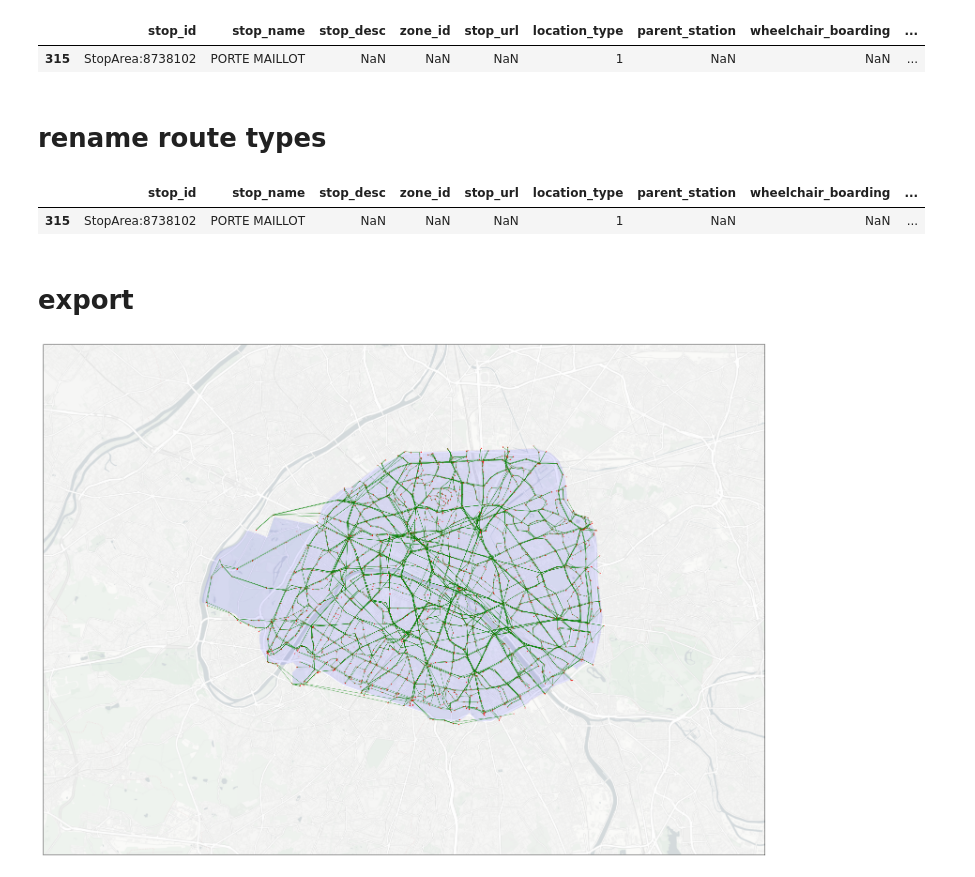
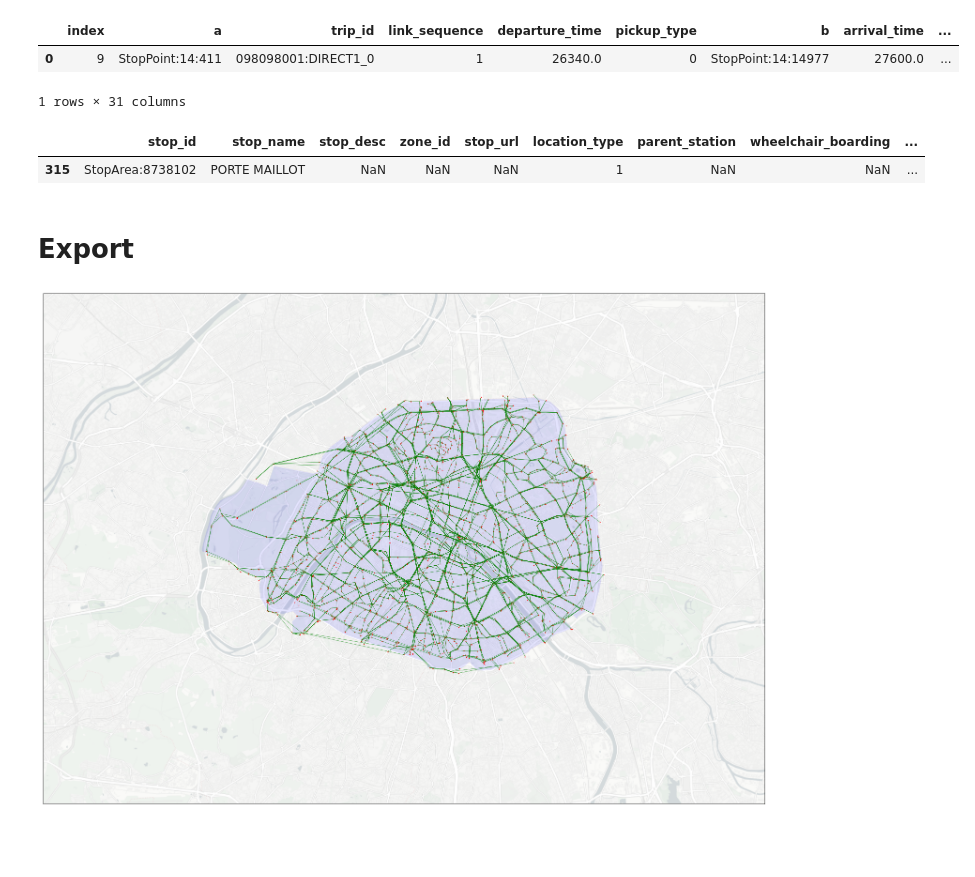
Before and after one commit to systragroup/quetzal_paris, a Jupyter notebook: notebooks/transport/A20_GTFS_import.ipynb, the cells around one changed output. Saved outputs shown, nothing was run; the diff lists cells and outputs as text; code cells hidden in the pictures; blank space fills up the shorter version.

```diff
--- a/notebooks/transport/A20_GTFS_import.ipynb
+++ b/notebooks/transport/A20_GTFS_import.ipynb
@@ -18,3 +22,3 @@ plt.rcParams['figure.figsize'] = [16, 9]
 # %%
 training_folder = '../../'
-input_folder = training_folder + r'inputs/'
+input_folder = training_folder + 'inputs/'
@@ -32,6 +39,7 @@ feed_r = full_feed.restrict(
 time_range = ['07:00:00', '10:00:00'] #on peut limiter à la période de pointe
 feed_t = feed_r.restrict(time_range=time_range)
 # %%
+# To zones polygon
 def spatial_restrict(feed, polygon, how='inner'):
     f = feed.copy()
     stops = f.stops.copy()
@@ -52,3 +60,7 @@ def spatial_restrict(feed, polygon, how='inner'):
         return f
     else:
         return feed.restrict(trip_ids=relevant_trips)
+
+zones = gpd.read_file(input_folder + 'zones/zones.geojson')
+hull = geometry.MultiPolygon(zones['geometry'].values).buffer(1e-3)
+feed_s = spatial_restrict(feed_t, polygon=hull, how='inner')
@@ -90,8 +78,14 @@ feed_frequencies.links.head(1).T
+# %%
+# Create links and node tables
+feed_frequencies.build_links_and_nodes(use_utm=False)
+feed_frequencies.links.head(1)
+# %% [output]
+|  | index | a | trip_id | link_sequence | departure_time | pickup_type | b | arrival_time | ... |
+| 0 | 9 | StopPoint:14:411 | 098098001:DIRECT1_0 | 1 | 26340.0 | 0 | StopPoint:14:14977 | 27600.0 | ... |
+1 rows × 31 columns
 # %%
 feed_frequencies.nodes.head(1)
 # %% [output]
 |  | stop_id | stop_name | stop_desc | zone_id | stop_url | location_type | parent_station | wheelchair_boarding | ... |
 | 315 | StopArea:8738102 | PORTE MAILLOT | NaN | NaN | NaN | 1 | NaN | NaN | ... |
-# %% [markdown]
-# rename route types
 # %%
@@ -101,11 +96,6 @@ mapping = {0:'tram', 1:'subway', 2:'rail', 3:'bus',
 feed_frequencies.links['route_type'] = feed_frequencies.links['route_type'].apply(
     lambda t: mapping.get(t, t)
 )
-# %%
-feed_frequencies.nodes.head(1)
-# %% [output]
-|  | stop_id | stop_name | stop_desc | zone_id | stop_url | location_type | parent_station | wheelchair_boarding | ... |
-| 315 | StopArea:8738102 | PORTE MAILLOT | NaN | NaN | NaN | 1 | NaN | NaN | ... |
 # %% [markdown]
-# export
+# Export
 # %%
```
Also changed, not shown: parts of 23 cells of this notebook, 35 other files.
